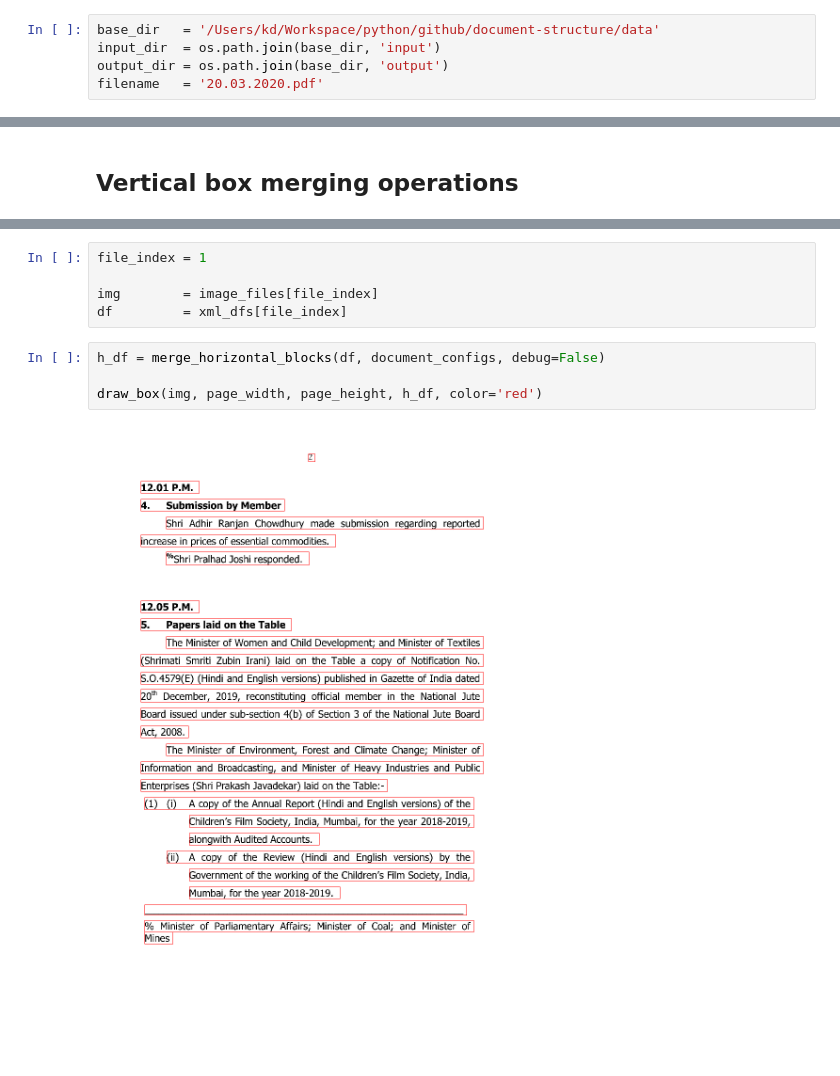
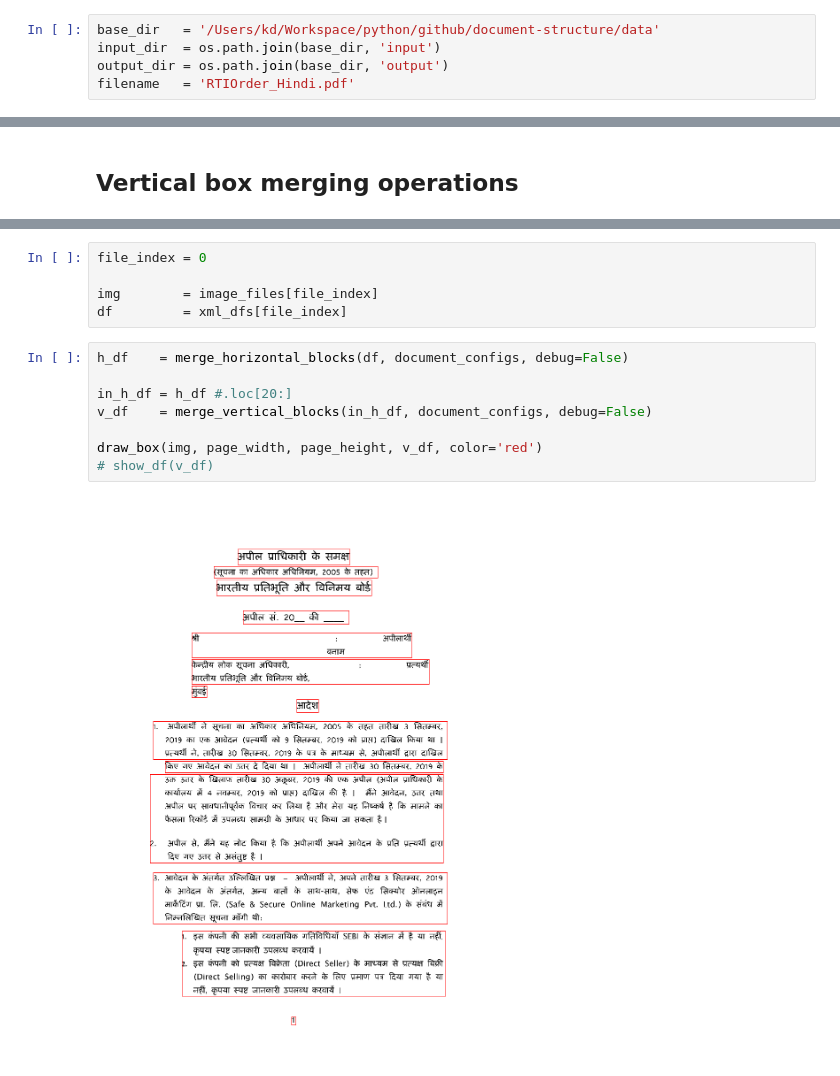
Before and after one commit to kumardeepak/document-structure, a Jupyter notebook: notebooks/DOCUMENT_STRUCTURE_MAIN.ipynb, the cells around one changed output, grey strips where cells are left out. Cells and saved outputs as stored; diff of their text form; blank space fills up the shorter version.

Commit message:
merging vertical boxes based upon font similarity

```diff
--- a/notebooks/DOCUMENT_STRUCTURE_MAIN.ipynb
+++ b/notebooks/DOCUMENT_STRUCTURE_MAIN.ipynb
@@ -41,7 +45,7 @@ def show_df(df):
 base_dir   = '/Users/kd/Workspace/python/github/document-structure/data'
 input_dir  = os.path.join(base_dir, 'input')
 output_dir = os.path.join(base_dir, 'output')
-filename   = '20.03.2020.pdf'
+filename   = 'RTIOrder_Hindi.pdf'
 # %%
 pdf_filepath   = os.path.join(input_dir, filename)
 working_dir    = os.path.join(output_dir, os.path.splitext(filename)[0])
@@ -107,11 +147,15 @@ def merge_vertical_blocks(df, configs, debug=False):
 # %%
-file_index = 1
+file_index = 0
 
 img        = image_files[file_index]
 df         = xml_dfs[file_index]
 # %%
-h_df = merge_horizontal_blocks(df, document_configs, debug=False)
+h_df    = merge_horizontal_blocks(df, document_configs, debug=False)
 
-draw_box(img, page_width, page_height, h_df, color='red')
+in_h_df = h_df #.loc[20:]
+v_df    = merge_vertical_blocks(in_h_df, document_configs, debug=False)
+
+draw_box(img, page_width, page_height, v_df, color='red')
+# show_df(v_df)
 # %% [output]
-[figure, old version]
+[figure, new version]
```
Also changed, not shown: parts of 5 cells of this notebook, 3 other files.
